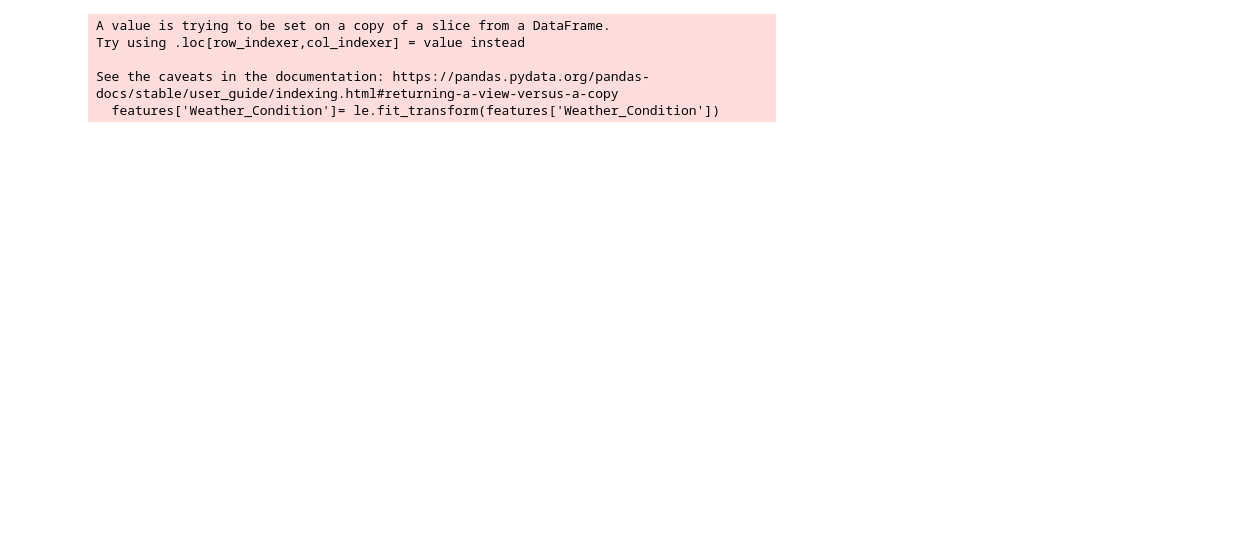
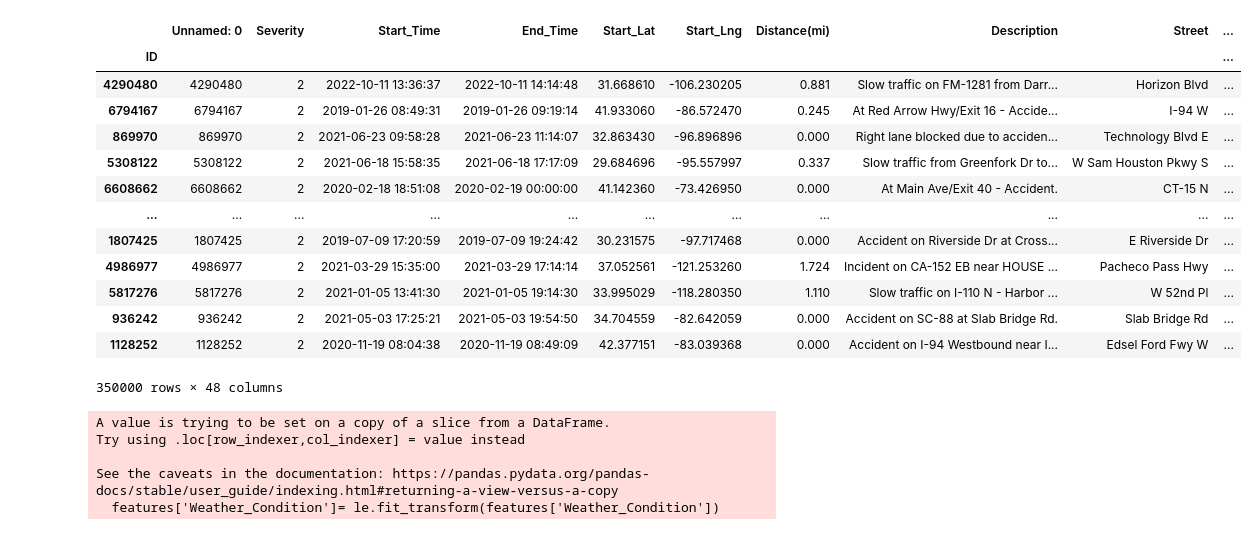
Before and after one commit to 31foan1dpt/DataAnalytics, a Jupyter notebook: Klassifikation.ipynb, the cells around one changed output. Cells and saved outputs as stored; diff of their text form; code cells hidden in the pictures; blank space fills up the shorter version.

```diff
--- a/Klassifikation.ipynb
+++ b/Klassifikation.ipynb
@@ -9,6 +9,23 @@ from sklearn.model_selection import cross_val_predict
 
 import pandas as pd
 # %%
-df_accidents = pd.read_csv('data/MA4_finished.csv', index_col='ID')
+df_accidents = pd.read_csv('data/MA3_finished.csv', index_col='ID')
+# %%
+df_accidents = df_accidents.sample(n=350000, random_state=1)
 # %%
-df_accidents = df_accidents.dropna()
+df_accidents
+# %% [output]
+|  | Unnamed: 0 | Severity | Start_Time | End_Time | Start_Lat | Start_Lng | Distance(mi) | Description | Street | ... |
+| ID |  |  |  |  |  |  |  |  |  | ... |
+| 4290480 | 4290480 | 2 | 2022-10-11 13:36:37 | 2022-10-11 14:14:48 | 31.668610 | -106.230205 | 0.881 | Slow traffic on FM-1281 from Darr... | Horizon Blvd | ... |
+| 6794167 | 6794167 | 2 | 2019-01-26 08:49:31 | 2019-01-26 09:19:14 | 41.933060 | -86.572470 | 0.245 | At Red Arrow Hwy/Exit 16 - Accide... | I-94 W | ... |
+| 869970 | 869970 | 2 | 2021-06-23 09:58:28 | 2021-06-23 11:14:07 | 32.863430 | -96.896896 | 0.000 | Right lane blocked due to acciden... | Technology Blvd E | ... |
+| 5308122 | 5308122 | 2 | 2021-06-18 15:58:35 | 2021-06-18 17:17:09 | 29.684696 | -95.557997 | 0.337 | Slow traffic from Greenfork Dr to... | W Sam Houston Pkwy S | ... |
+| 6608662 | 6608662 | 2 | 2020-02-18 18:51:08 | 2020-02-19 00:00:00 | 41.142360 | -73.426950 | 0.000 | At Main Ave/Exit 40 - Accident. | CT-15 N | ... |
+| ... | ... | ... | ... | ... | ... | ... | ... | ... | ... | ... |
+| 1807425 | 1807425 | 2 | 2019-07-09 17:20:59 | 2019-07-09 19:24:42 | 30.231575 | -97.717468 | 0.000 | Accident on Riverside Dr at Cross... | E Riverside Dr | ... |
+| 4986977 | 4986977 | 2 | 2021-03-29 15:35:00 | 2021-03-29 17:14:14 | 37.052561 | -121.253260 | 1.724 | Incident on CA-152 EB near HOUSE ... | Pacheco Pass Hwy | ... |
+| 5817276 | 5817276 | 2 | 2021-01-05 13:41:30 | 2021-01-05 19:14:30 | 33.995029 | -118.280350 | 1.110 | Slow traffic on I-110 N - Harbor ... | W 52nd Pl | ... |
+| 936242 | 936242 | 2 | 2021-05-03 17:25:21 | 2021-05-03 19:54:50 | 34.704559 | -82.642059 | 0.000 | Accident on SC-88 at Slab Bridge Rd. | Slab Bridge Rd | ... |
+| 1128252 | 1128252 | 2 | 2020-11-19 08:04:38 | 2020-11-19 08:49:09 | 42.377151 | -83.039368 | 0.000 | Accident on I-94 Westbound near I... | Edsel Ford Fwy W | ... |
+350000 rows × 48 columns
```
Also changed, not shown: parts of 4 cells of this notebook, 2 other files.
